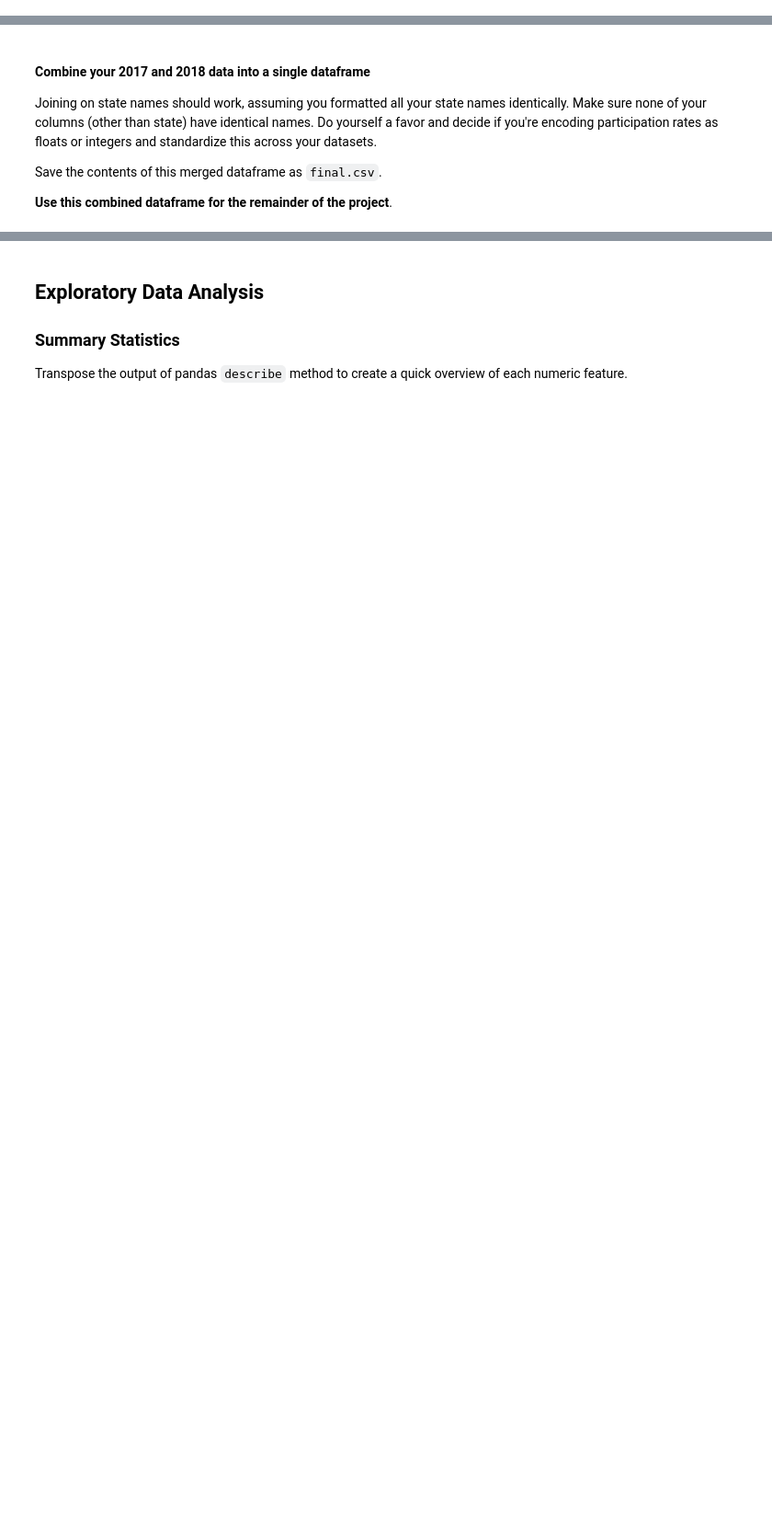
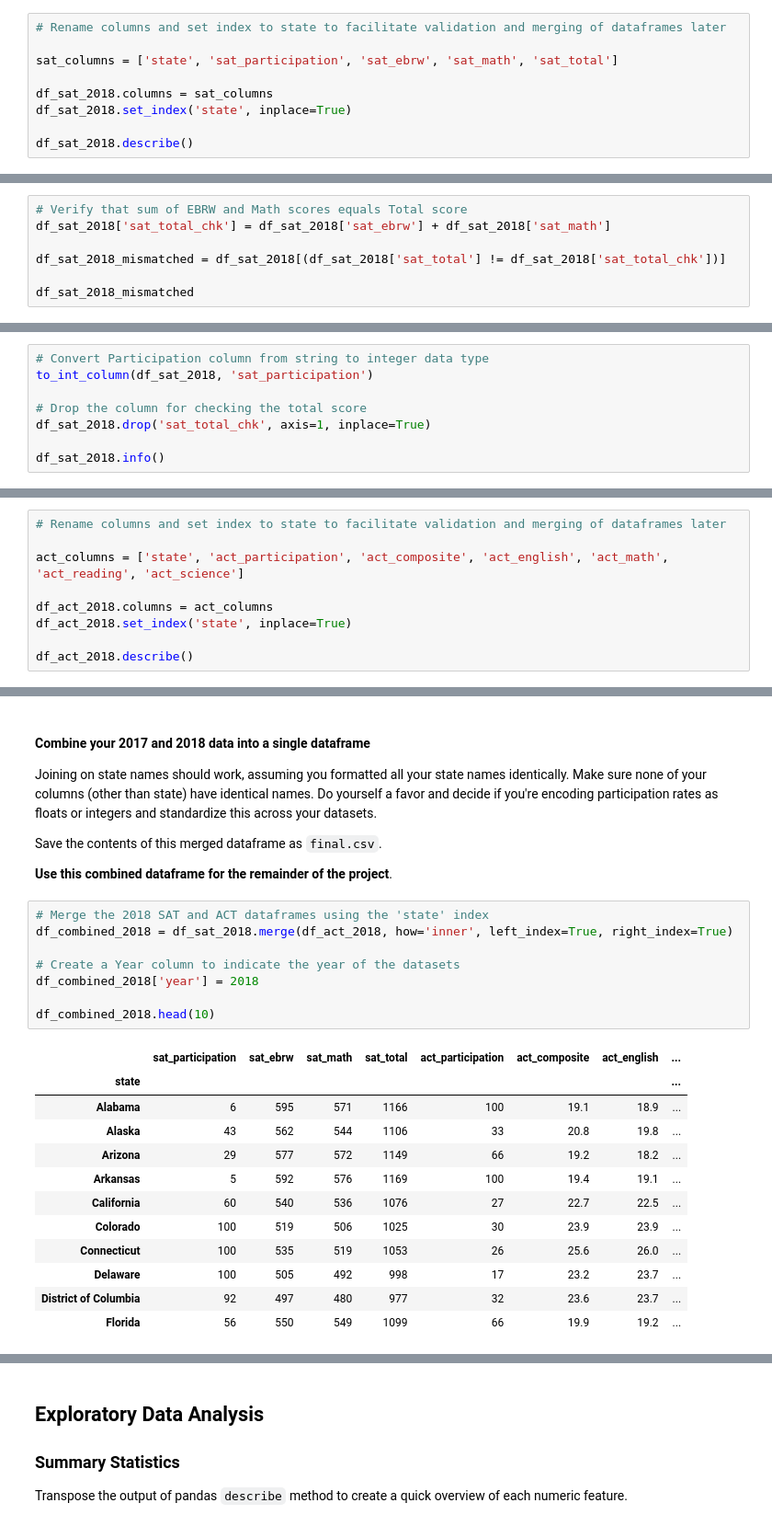
Before and after one commit to hakngrow/dsi, a Jupyter notebook: Project1234/project_1/code/test.ipynb, the cells around one changed output, grey strips where cells are left out. Shown: that part at 92% size. Cells and saved outputs as stored; diff of their text form; blank space fills up the shorter version.

```diff
--- a/Project1234/project_1/code/test.ipynb
+++ b/Project1234/project_1/code/test.ipynb
@@ -521,0 +594,9 @@ Links to the 2018 ACT and SAT data are provided in the README. These data live i
+# %%
+# Rename columns and set index to state to facilitate validation and merging of dataframes later
+
+sat_columns = ['state', 'sat_participation', 'sat_ebrw', 'sat_math', 'sat_total']
+
+df_sat_2018.columns = sat_columns
+df_sat_2018.set_index('state', inplace=True)
+
+df_sat_2018.describe()
@@ -521,0 +625,7 @@ Links to the 2018 ACT and SAT data are provided in the README. These data live i
+# %%
+# Verify that sum of EBRW and Math scores equals Total score
+df_sat_2018['sat_total_chk'] = df_sat_2018['sat_ebrw'] + df_sat_2018['sat_math']
+
+df_sat_2018_mismatched = df_sat_2018[(df_sat_2018['sat_total'] != df_sat_2018['sat_total_chk'])]
+
+df_sat_2018_mismatched
@@ -521,0 +650,8 @@ Links to the 2018 ACT and SAT data are provided in the README. These data live i
+# %%
+# Convert Participation column from string to integer data type
+to_int_column(df_sat_2018, 'sat_participation')
+
+# Drop the column for checking the total score
+df_sat_2018.drop('sat_total_chk', axis=1, inplace=True)
+
+df_sat_2018.info()
@@ -521,0 +682,9 @@ Links to the 2018 ACT and SAT data are provided in the README. These data live i
+# %%
+# Rename columns and set index to state to facilitate validation and merging of dataframes later
+
+act_columns = ['state', 'act_participation', 'act_composite', 'act_english', 'act_math', 'act_reading', 'act_science']
+
+df_act_2018.columns = act_columns
+df_act_2018.set_index('state', inplace=True)
+
+df_act_2018.describe()
@@ -526,3 +725,24 @@ Joining on state names should work, assuming you formatted all your state names
 Save the contents of this merged dataframe as `final.csv`.
 
 **Use this combined dataframe for the remainder of the project**.
+# %%
+# Merge the 2018 SAT and ACT dataframes using the 'state' index
+df_combined_2018 = df_sat_2018.merge(df_act_2018, how='inner', left_index=True, right_index=True)
+
+# Create a Year column to indicate the year of the datasets
+df_combined_2018['year'] = 2018
+
+df_combined_2018.head(10)
+# %% [output]
+|  | sat_participation | sat_ebrw | sat_math | sat_total | act_participation | act_composite | act_english | ... |
+| state |  |  |  |  |  |  |  | ... |
+| Alabama | 6 | 595 | 571 | 1166 | 100 | 19.1 | 18.9 | ... |
+| Alaska | 43 | 562 | 544 | 1106 | 33 | 20.8 | 19.8 | ... |
+| Arizona | 29 | 577 | 572 | 1149 | 66 | 19.2 | 18.2 | ... |
+| Arkansas | 5 | 592 | 576 | 1169 | 100 | 19.4 | 19.1 | ... |
+| California | 60 | 540 | 536 | 1076 | 27 | 22.7 | 22.5 | ... |
+| Colorado | 100 | 519 | 506 | 1025 | 30 | 23.9 | 23.9 | ... |
+| Connecticut | 100 | 535 | 519 | 1053 | 26 | 25.6 | 26.0 | ... |
+| Delaware | 100 | 505 | 492 | 998 | 17 | 23.2 | 23.7 | ... |
+| District of Columbia | 92 | 497 | 480 | 977 | 32 | 23.6 | 23.7 | ... |
+| Florida | 56 | 550 | 549 | 1099 | 66 | 19.9 | 19.2 | ... |
```
Also changed, not shown: parts of 77 cells of this notebook, 8 other files.
